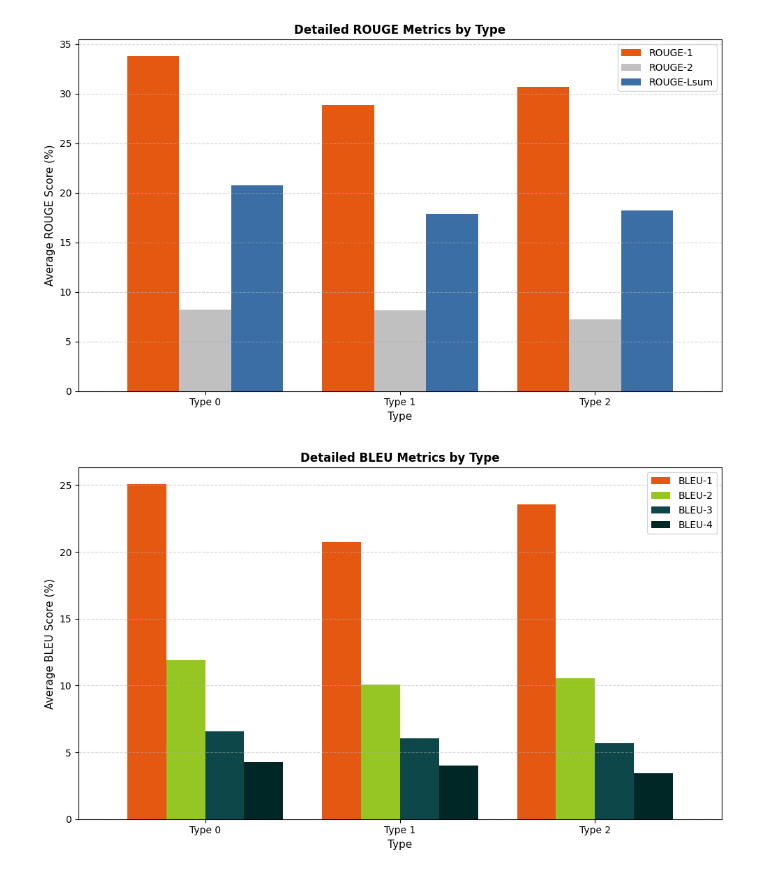
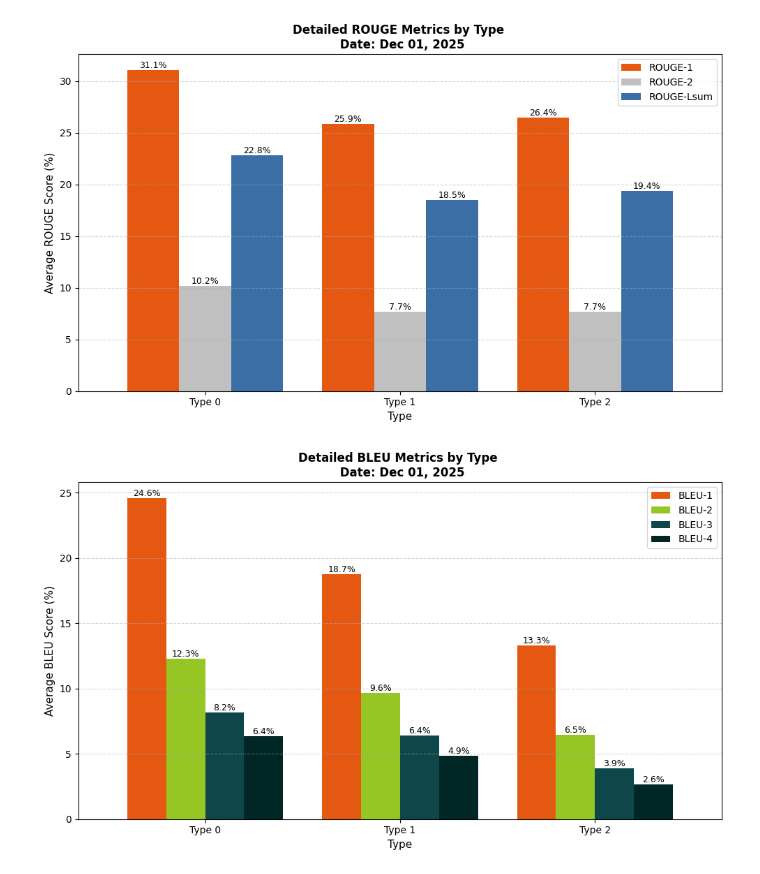
Before and after one commit to edogdu/UCKG, a Jupyter notebook: qa-engine/evaluation/metric_chart.ipynb, the cells around one changed output. Saved outputs shown, nothing was run; the diff lists cells and outputs as text; code cells hidden in the pictures.

```diff
--- a/qa-engine/evaluation/metric_chart.ipynb
+++ b/qa-engine/evaluation/metric_chart.ipynb
@@ -29,9 +29,13 @@ Loading metrics from S:\UCKG2.0\UCKG\qa-engine\evaluation\new_result.csv
 def classify(id_value):
     if 1 <= id_value <= 50:
         return "Type 0"
-    elif 51 <= id_value <= 100:
+    elif 51 <= id_value <= 70:
         return "Type 1"
-    elif 101 <= id_value <= 150:
+    elif 76 <= id_value <= 101:
+        return "Type 1"
+    elif 71 <= id_value <= 75:
+        return "Type 2"
+    elif 102 <= id_value <= 151:
         return "Type 2"
     else:
         return "Out of range"
@@ -151,7 +156,7 @@ bars3 = ax.bar(x + width, bertscore_pct, width, label='BERTScore F1', color='#E5
 
 ax.set_xlabel('Question Type', fontsize=12)
 ax.set_ylabel('Score (%)', fontsize=12)
-ax.set_title('Comparison of All Metrics by Type', fontsize=14, fontweight='bold')
+ax.set_title('Comparison of All Metrics by Q-Type \n Date: Dec 01, 2025', fontsize=14, fontweight='bold')
 ax.set_xticks(x)
 ax.set_xticklabels(rouge_pct.index)  # Type 0, Type 1, Type 2
 ax.legend(loc='upper right')
@@ -166,5 +171,6 @@ for bars in [bars1, bars2, bars3]:
                 f'{height:.1f}%', ha='center', va='bottom', fontsize=9)
 
 plt.tight_layout()
+plt.savefig('result-overall.png', dpi=150, bbox_inches='tight')
 plt.show()
 # %% [output]
@@ -183,35 +189,50 @@ rouge_colors = ['#E55812', '#C0C0C0', '#3A6EA5']
 avg_rouge_all_sorted.plot(kind="bar", ax=ax, width=0.8, color=rouge_colors)
 ax.set_xlabel("Type", fontsize=11)
 ax.set_ylabel("Average ROUGE Score (%)", fontsize=11)
-ax.set_title("Detailed ROUGE Metrics by Type", fontsize=12, fontweight='bold')
+ax.set_title("Detailed ROUGE Metrics by Type \n Date: Dec 01, 2025", fontsize=12, fontweight='bold')
 ax.legend(['ROUGE-1', 'ROUGE-2', 'ROUGE-Lsum'], loc='upper right')
 ax.grid(axis="y", linestyle="--", alpha=0.5)
 ax.set_xticklabels(ax.get_xticklabels(), rotation=0)
+
+# Add value labels on bars (as percentages)
+for container in ax.containers:
+    for bar in container:
+        height = bar.get_height()
+        ax.text(bar.get_x() + bar.get_width()/2., height,
+                f'{height:.1f}%', ha='center', va='bottom', fontsize=9)
 plt.tight_layout()
+plt.savefig('result-rouge.png', dpi=150, bbox_inches='tight')
 plt.show()
 # %% [output]
-[figure, old version]
+[figure, new version]
 # %%
 # Detailed breakdown: Individual BLEU metrics
 fig, ax = plt.subplots(figsize=(10, 6))
 
 # Ensure Type 0, Type 1, Type 2 order
 type_order = ['Type 0', 'Type 1', 'Type 2']
 avg_bleu_all_sorted = avg_bleu_all.reindex(type_order) * 100  # Convert to percentage
 
 # Color scheme matching main BLEU chart
 bleu_colors = ['#E55812', '#95C623', '#0E4749', '#002626']
 avg_bleu_all_sorted.plot(kind="bar", ax=ax, width=0.8, color=bleu_colors)
 ax.set_xlabel("Type", fontsize=11)
 ax.set_ylabel("Average BLEU Score (%)", fontsize=11)
-ax.set_title("Detailed BLEU Metrics by Type", fontsize=12, fontweight='bold')
+ax.set_title("Detailed BLEU Metrics by Type \n Date: Dec 01, 2025", fontsize=12, fontweight='bold')
 ax.legend(['BLEU-1', 'BLEU-2', 'BLEU-3', 'BLEU-4'], loc='upper right')
 ax.grid(axis="y", linestyle="--", alpha=0.5)
 ax.set_xticklabels(ax.get_xticklabels(), rotation=0)
+# Add value labels on bars (as percentages)
+for container in ax.containers:
+    for bar in container:
+        height = bar.get_height()
+        ax.text(bar.get_x() + bar.get_width()/2., height,
+                f'{height:.1f}%', ha='center', va='bottom', fontsize=9)
 plt.tight_layout()
+plt.savefig('result-bleu.png', dpi=150, bbox_inches='tight')
 plt.show()
 # %% [output]
-[figure, old version]
+[figure, new version]
 # %%
 # Individual metric charts with linear regression analysis - Split by metric type
 # Sort dataframe by ID for proper ordering
```
Also changed, not shown: parts of 5 cells of this notebook, 17 other files.
